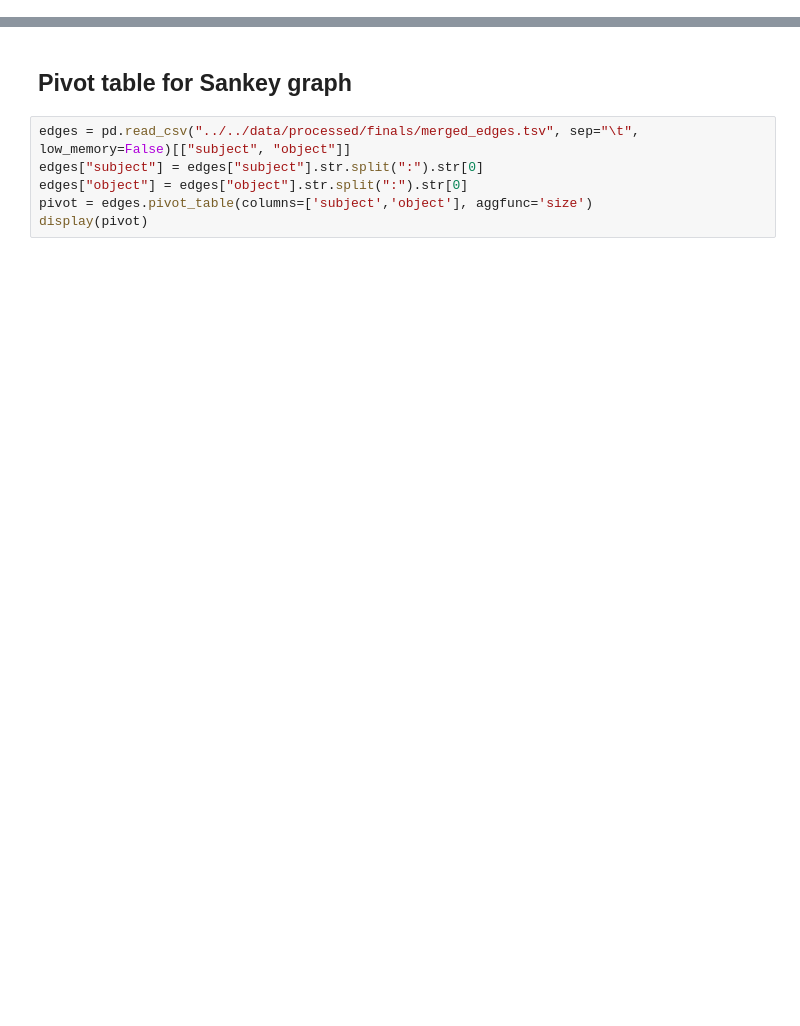
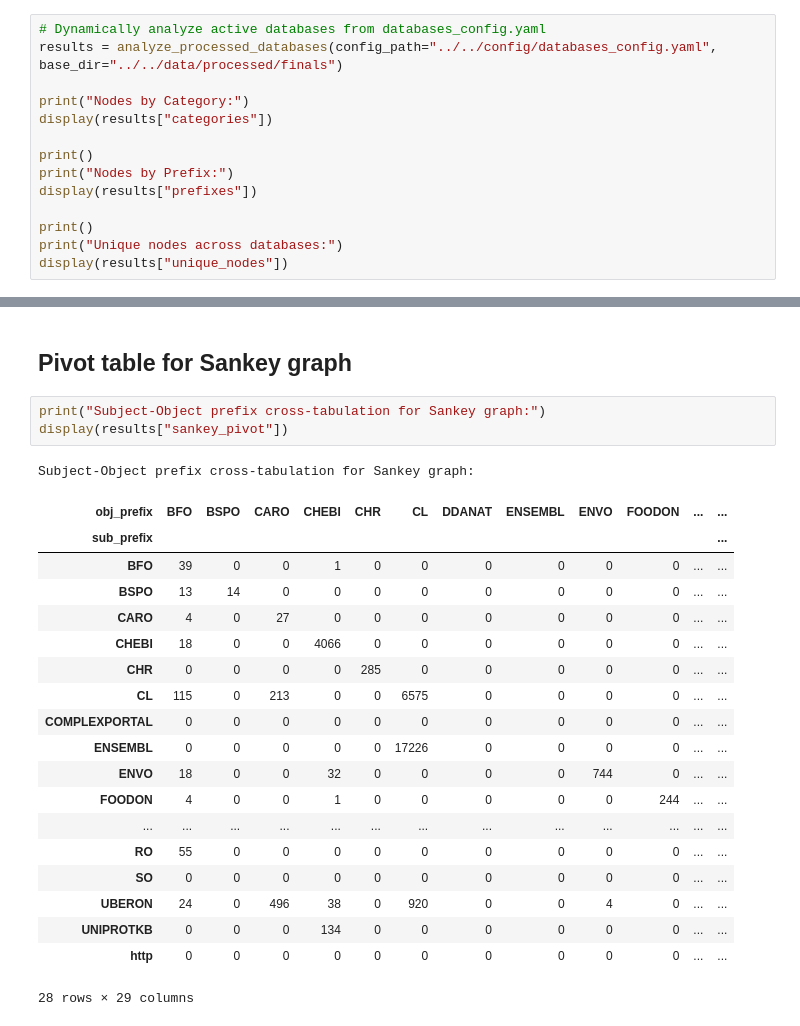
Before and after one commit to hmartiniano/ngest, a Jupyter notebook: workflow/notebooks/processed_analysis.ipynb, the cells around one changed output, grey strips where cells are left out. Saved outputs shown, nothing was run; the diff lists cells and outputs as text; blank space fills up the shorter version.

```diff
--- a/workflow/notebooks/processed_analysis.ipynb
+++ b/workflow/notebooks/processed_analysis.ipynb
@@ -44,0 +10,14 @@ display(uniqueidscount)
+# %%
+# Dynamically analyze active databases from databases_config.yaml
+results = analyze_processed_databases(config_path="../../config/databases_config.yaml", base_dir="../../data/processed/finals")
+
+print("Nodes by Category:")
+display(results["categories"])
+
+print()
+print("Nodes by Prefix:")
+display(results["prefixes"])
+
+print()
+print("Unique nodes across databases:")
+display(results["unique_nodes"])
@@ -66,8 +101,26 @@ display (pd.DataFrame.from_dict(predicate))
 # %% [markdown]
 ## Pivot table for Sankey graph
-# %%
-edges = pd.read_csv("../../data/processed/finals/merged_edges.tsv", sep="\t", low_memory=False)[["subject", "object"]]
-edges["subject"] = edges["subject"].str.split(":").str[0]
-edges["object"] = edges["object"].str.split(":").str[0]
-pivot = edges.pivot_table(columns=['subject','object'], aggfunc='size')
-display(pivot)
+# %%
+print("Subject-Object prefix cross-tabulation for Sankey graph:")
+display(results["sankey_pivot"])
+# %% [output]
+Subject-Object prefix cross-tabulation for Sankey graph:
+| obj_prefix | BFO | BSPO | CARO | CHEBI | CHR | CL | DDANAT | ENSEMBL | ENVO | FOODON | ... | ... |
+| sub_prefix |  |  |  |  |  |  |  |  |  |  |  | ... |
+| BFO | 39 | 0 | 0 | 1 | 0 | 0 | 0 | 0 | 0 | 0 | ... | ... |
+| BSPO | 13 | 14 | 0 | 0 | 0 | 0 | 0 | 0 | 0 | 0 | ... | ... |
+| CARO | 4 | 0 | 27 | 0 | 0 | 0 | 0 | 0 | 0 | 0 | ... | ... |
+| CHEBI | 18 | 0 | 0 | 4066 | 0 | 0 | 0 | 0 | 0 | 0 | ... | ... |
+| CHR | 0 | 0 | 0 | 0 | 285 | 0 | 0 | 0 | 0 | 0 | ... | ... |
+| CL | 115 | 0 | 213 | 0 | 0 | 6575 | 0 | 0 | 0 | 0 | ... | ... |
+| COMPLEXPORTAL | 0 | 0 | 0 | 0 | 0 | 0 | 0 | 0 | 0 | 0 | ... | ... |
+| ENSEMBL | 0 | 0 | 0 | 0 | 0 | 17226 | 0 | 0 | 0 | 0 | ... | ... |
+| ENVO | 18 | 0 | 0 | 32 | 0 | 0 | 0 | 0 | 744 | 0 | ... | ... |
+| FOODON | 4 | 0 | 0 | 1 | 0 | 0 | 0 | 0 | 0 | 244 | ... | ... |
+| ... | ... | ... | ... | ... | ... | ... | ... | ... | ... | ... | ... | ... |
+| RO | 55 | 0 | 0 | 0 | 0 | 0 | 0 | 0 | 0 | 0 | ... | ... |
+| SO | 0 | 0 | 0 | 0 | 0 | 0 | 0 | 0 | 0 | 0 | ... | ... |
+| UBERON | 24 | 0 | 496 | 38 | 0 | 920 | 0 | 0 | 4 | 0 | ... | ... |
+| UNIPROTKB | 0 | 0 | 0 | 134 | 0 | 0 | 0 | 0 | 0 | 0 | ... | ... |
+| http | 0 | 0 | 0 | 0 | 0 | 0 | 0 | 0 | 0 | 0 | ... | ... |
+28 rows × 29 columns
```
Also changed, not shown: parts of 5 cells of this notebook, 45 other files.
